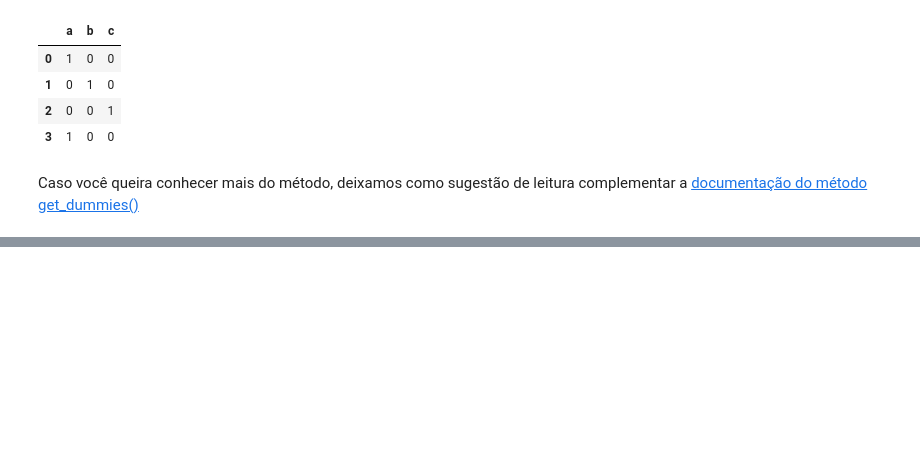
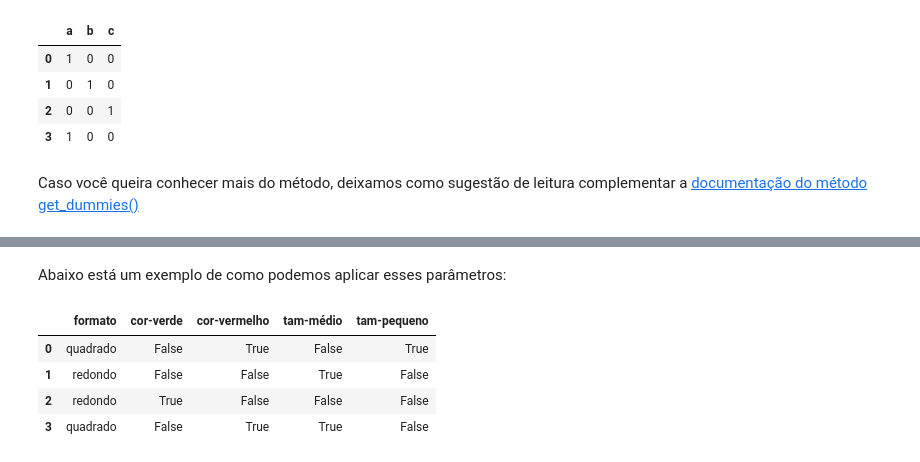
Before and after one commit to JvNeo/Estudo_Pandas, a Jupyter notebook: Para_saber_mais_Pandas_limpeza_e_tratamento_de_dados.ipynb, the cells around one changed output, grey strips where cells are left out. Cells and saved outputs as stored; diff of their text form; code cells hidden in the pictures; blank space fills up the shorter version.

```diff
--- a/Para_saber_mais_Pandas_limpeza_e_tratamento_de_dados.ipynb
+++ b/Para_saber_mais_Pandas_limpeza_e_tratamento_de_dados.ipynb
@@ -726,0 +743,21 @@ Caso você queira conhecer mais do método, deixamos como sugestão de leitura c
+# %% [markdown]
+Abaixo está um exemplo de como podemos aplicar esses parâmetros:
+# %%
+import pandas as pd
+
+# Criando um DataFrame de exemplo
+df = pd.DataFrame({'cor': ['vermelho', 'azul', 'verde', 'vermelho'],
+                   'tamanho': ['pequeno', 'médio', 'grande', 'médio'],
+                   'formato': ['quadrado', 'redondo', 'redondo', 'quadrado']})
+
+# Transformando as colunas categóricas em variáveis numéricas binárias
+df_dummies = pd.get_dummies(df, columns=['cor', 'tamanho'], prefix=['cor', 'tam'], prefix_sep='-', drop_first=True)
+
+# Exibindo o DataFrame resultante
+df_dummies
+# %% [output]
+|  | formato | cor-verde | cor-vermelho | tam-médio | tam-pequeno |
+| 0 | quadrado | False | True | False | True |
+| 1 | redondo | False | False | True | False |
+| 2 | redondo | True | False | False | False |
+| 3 | quadrado | False | True | True | False |
```
Also changed, not shown: parts of 7 cells of this notebook.
